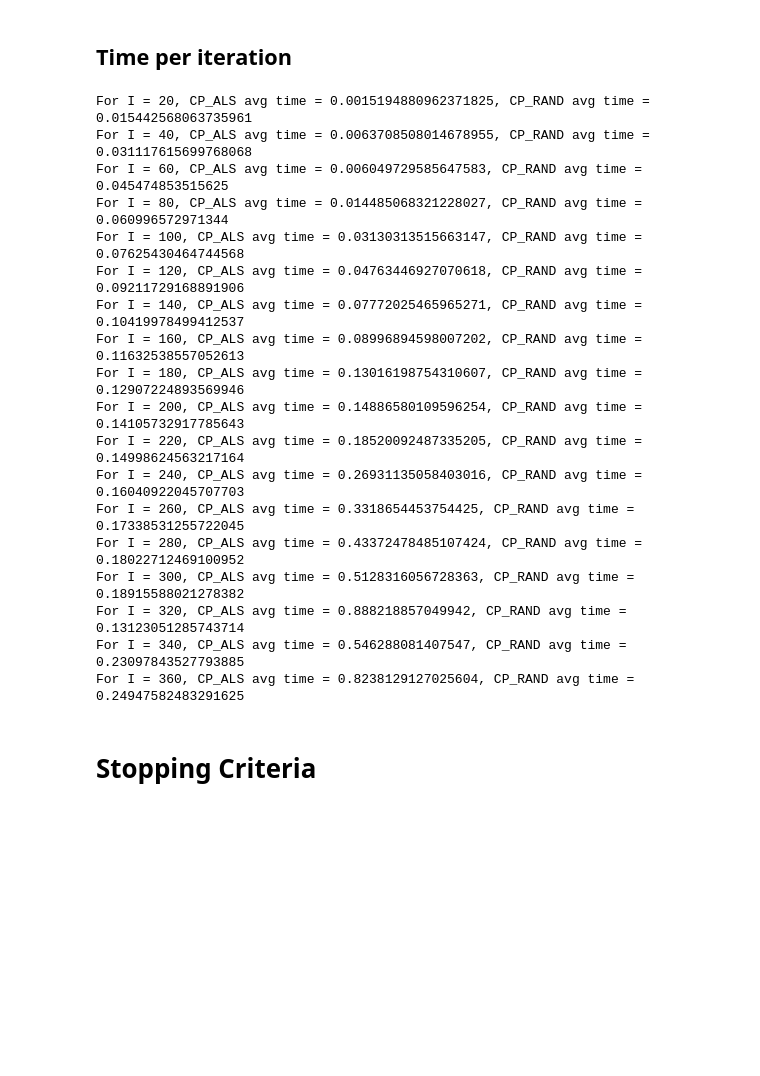
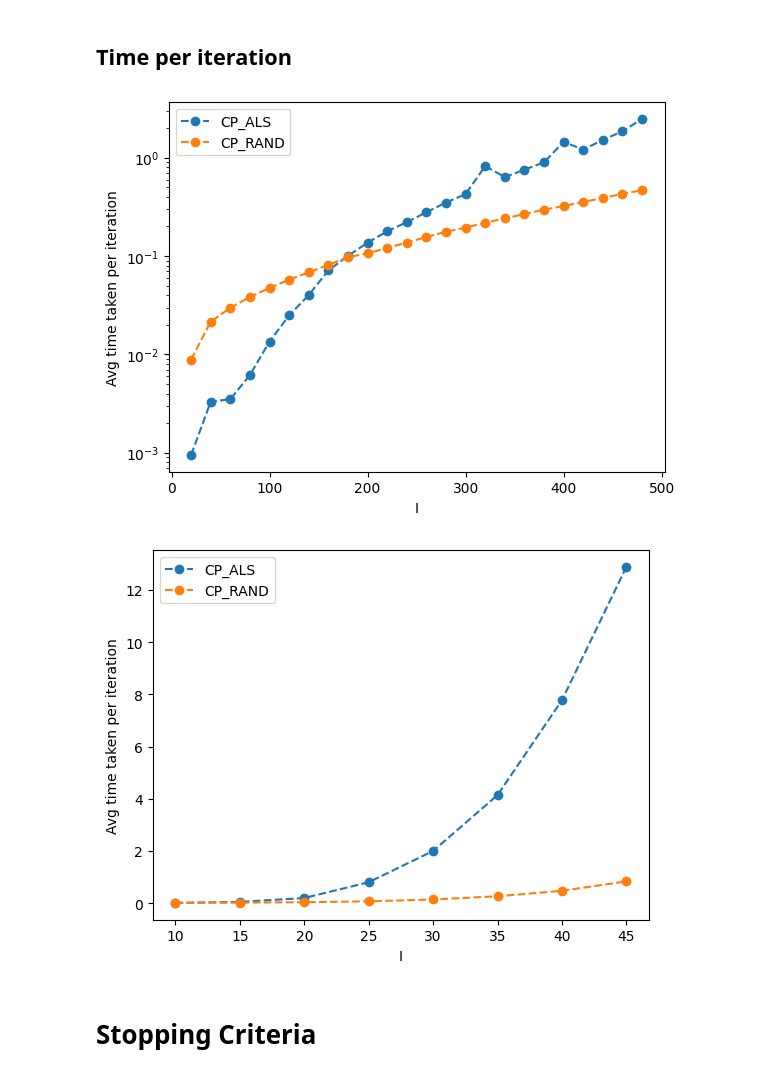
Before and after one commit to kartiksrinivas007/CS6070-Tensors, a Jupyter notebook: experiment.ipynb, the cells around one changed output. Drawn from its saved outputs; the diff is of its cells as text; code cells hidden in the pictures; blank space fills up the shorter version.

Commit message:
Experiments almost done

```diff
--- a/experiment.ipynb
+++ b/experiment.ipynb
@@ -61,50 +62,65 @@ plt.show()
 # %%
 cpals_avg_time = []
 cprand_avg_time = []
 n = 2 # number of times to run the experiment for taking average
 l, w, s = 20, 500, 20
 
 for I in range(l, w, s):
     X  = random_tensor(3, (I,I,I), 7, 0.01)
     start = time.time()
     for _ in range(n):
-       CP_ALS.decompose(X, 5, max_iter=100, eps=0.01, init_type="random", check_convergence=False)
+       CP_ALS.decompose(X, 5, max_iter=10, eps=0.01, init_type="random", check_convergence=False)
     end = time.time()
-    cpals_avg_time.append((end-start)/(n*100))
+    cpals_avg_time.append((end-start)/(n*10))
 
     start = time.time()
     for _ in range(n):
-        CP_RAND.decompose(X, 5, max_iter=100, eps=0.01, init_type="random", check_convergence=False)
+        CP_RAND.decompose(X, 5, max_iter=10, eps=0.01, init_type="random", check_convergence=False)
     end = time.time()
-    cprand_avg_time.append((end-start)/(n*100))
-    print(f"For I = {I}, CP_ALS avg time = {cpals_avg_time[-1]}, CP_RAND avg time = {cprand_avg_time[-1]}")
+    cprand_avg_time.append((end-start)/(n*10))
+    # print(f"For I = {I}, CP_ALS avg time = {cpals_avg_time[-1]}, CP_RAND avg time = {cprand_avg_time[-1]}")
 
 
-plt.plot(range(l,w,s), cpals_avg_time, 'o-')
-plt.plot(range(l,w,s), cprand_avg_time, 'o-')
+plt.plot(range(l,w,s), cpals_avg_time, 'o--')
+plt.plot(range(l,w,s), cprand_avg_time, 'o--')
 plt.legend(["CP_ALS", "CP_RAND"])
 plt.xlabel("I")
 plt.ylabel("Avg time taken per iteration")
+plt.savefig("images/experiment_time_a.png")
 plt.show()
 # %% [output]
-For I = 20, CP_ALS avg time = 0.0015194880962371825, CP_RAND avg time = 0.015442568063735961
-For I = 40, CP_ALS avg time = 0.0063708508014678955, CP_RAND avg time = 0.031117615699768068
-For I = 60, CP_ALS avg time = 0.006049729585647583, CP_RAND avg time = 0.045474853515625
-For I = 80, CP_ALS avg time = 0.014485068321228027, CP_RAND avg time = 0.060996572971344
-For I = 100, CP_ALS avg time = 0.03130313515663147, CP_RAND avg time = 0.07625430464744568
-For I = 120, CP_ALS avg time = 0.04763446927070618, CP_RAND avg time = 0.09211729168891906
-For I = 140, CP_ALS avg time = 0.07772025465965271, CP_RAND avg time = 0.10419978499412537
-For I = 160, CP_ALS avg time = 0.08996894598007202, CP_RAND avg time = 0.11632538557052613
-For I = 180, CP_ALS avg time = 0.13016198754310607, CP_RAND avg time = 0.12907224893569946
-For I = 200, CP_ALS avg time = 0.14886580109596254, CP_RAND avg time = 0.14105732917785643
-For I = 220, CP_ALS avg time = 0.18520092487335205, CP_RAND avg time = 0.14998624563217164
-For I = 240, CP_ALS avg time = 0.26931135058403016, CP_RAND avg time = 0.16040922045707703
-For I = 260, CP_ALS avg time = 0.3318654453754425, CP_RAND avg time = 0.17338531255722045
-For I = 280, CP_ALS avg time = 0.43372478485107424, CP_RAND avg time = 0.18022712469100952
-For I = 300, CP_ALS avg time = 0.5128316056728363, CP_RAND avg time = 0.18915588021278382
-For I = 320, CP_ALS avg time = 0.888218857049942, CP_RAND avg time = 0.13123051285743714
-For I = 340, CP_ALS avg time = 0.546288081407547, CP_RAND avg time = 0.23097843527793885
-For I = 360, CP_ALS avg time = 0.8238129127025604, CP_RAND avg time = 0.24947582483291625
+[figure, added]
+# %%
+cpals_avg_time = []
+cprand_avg_time = []
+n = 1 # number of times to run the experiment for taking average
+l, w, s = 10, 50, 5
+
+for I in range(l, w, s):
+    X  = random_tensor(5, (I,I,I,I,I), 7, 0.01)
+    start = time.time()
+    for _ in range(n):
+       CP_ALS.decompose(X, 5, max_iter=10, eps=0.01, init_type="random", check_convergence=False)
+    end = time.time()
+    cpals_avg_time.append((end-start)/(n*10))
+
+    start = time.time()
+    for _ in range(n):
+        CP_RAND.decompose(X, 5, max_iter=10, eps=0.01, init_type="random", check_convergence=False)
+    end = time.time()
+    cprand_avg_time.append((end-start)/(n*10))
+    # print(f"For I = {I}, CP_ALS avg time = {cpals_avg_time[-1]}, CP_RAND avg time = {cprand_avg_time[-1]}")
+
+
+plt.plot(range(l,w,s), cpals_avg_time, 'o--')
+plt.plot(range(l,w,s), cprand_avg_time, 'o--')
+plt.legend(["CP_ALS", "CP_RAND"])
+plt.xlabel("I")
+plt.ylabel("Avg time taken per iteration")
+plt.savefig("images/experiment_time_b.png")
+plt.show()
+# %% [output]
+[figure, added]
 # %% [markdown]
 # Stopping Criteria
 # %%
```
Also changed, not shown: parts of 3 cells of this notebook, 4 other files.
